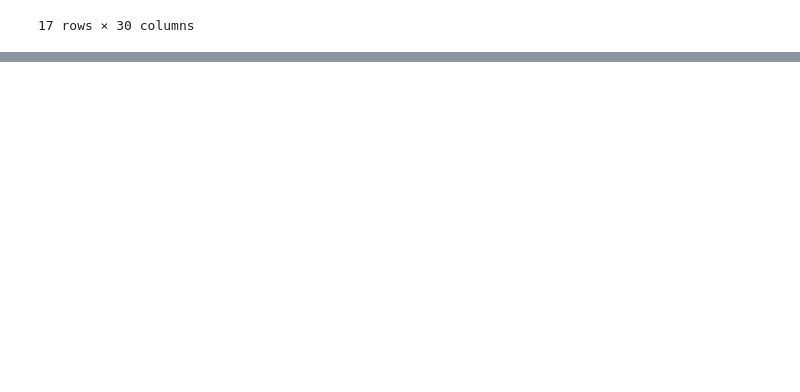
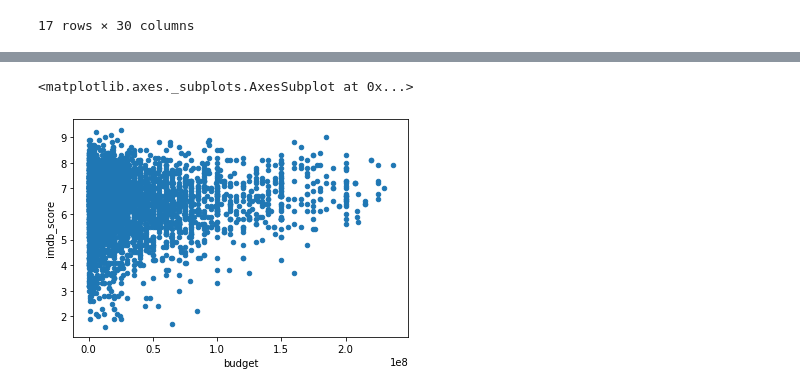
Before and after one commit to do-park/DS_codeit, a Jupyter notebook: 데이터 클리닝.ipynb, the cells around one changed output, grey strips where cells are left out. Drawn from its saved outputs; the diff is of its cells as text; code cells hidden in the pictures; blank space fills up the shorter version.

```diff
--- a/데이터 클리닝.ipynb
+++ b/데이터 클리닝.ipynb
@@ -360,0 +511,9 @@ df.T.drop_duplicates()
+# %%
+%matplotlib inline
+import pandas as pd
+
+df = pd.read_csv('data/movie_metadata.csv')
+# %%
+q1 = df['budget'].quantile(0.25)
+q3 = df['budget'].quantile(0.75)
+iqr = q3 - q1
@@ -360,0 +535,8 @@ df.T.drop_duplicates()
+# %%
+condition = (df['budget'] > q3 + 5 * iqr)
+df.drop(df[condition].index, inplace=True)
+# %%
+df.plot(kind='scatter', x='budget', y='imdb_score')
+# %% [output]
+<matplotlib.axes._subplots.AxesSubplot at 0x...>
+[figure, added]
```
Also changed, not shown: parts of 31 cells of this notebook, 4 other files.
